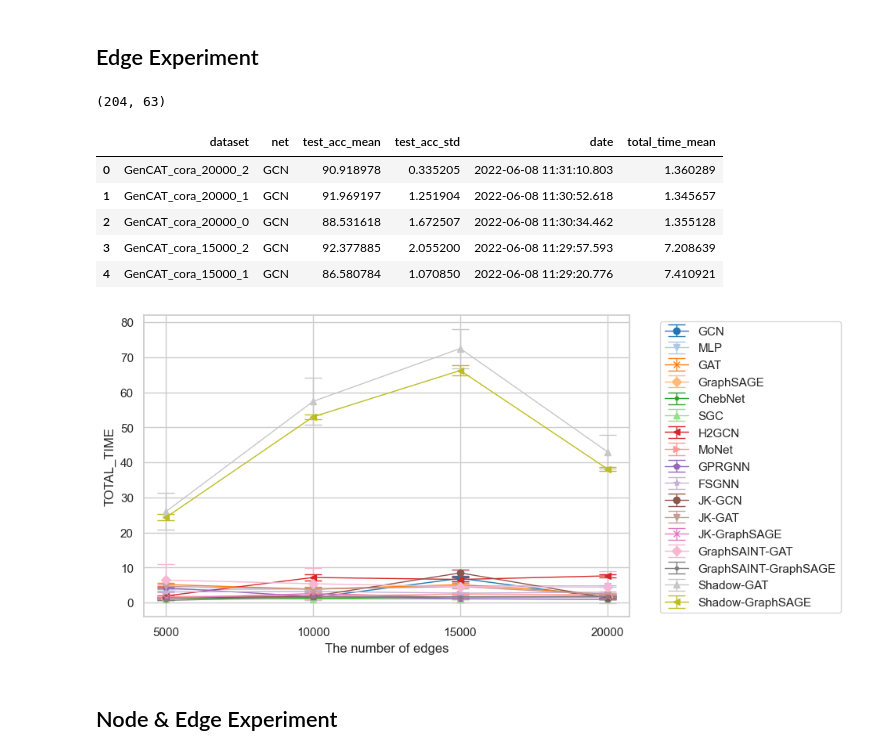
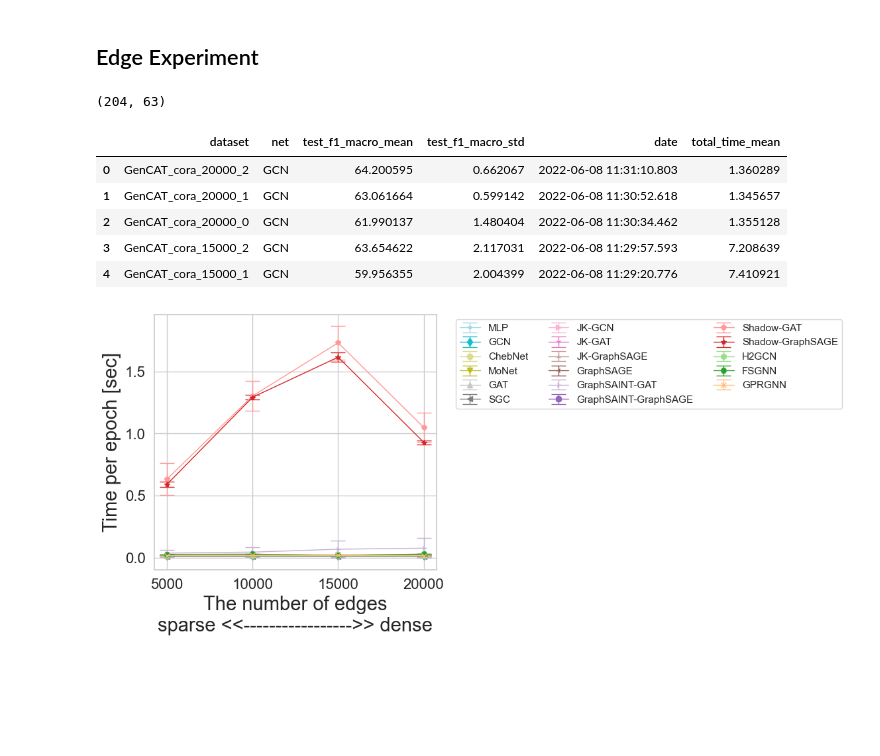
Before and after one commit to seijimaekawa/empirical-study-of-GNNs, a Jupyter notebook: notebooks/final_plots.ipynb, the cells around one changed output. Saved outputs shown, nothing was run; the diff lists cells and outputs as text; code cells hidden in the pictures; blank space fills up the shorter version.

```diff
--- a/notebooks/final_plots.ipynb
+++ b/notebooks/final_plots.ipynb
@@ -20,3 +20,11 @@ import matplotlib.pyplot as plt
 sys.path.append("../")
 
 path_result = "./final_results/"
+
+methods = [
+    "MLP",
+    "GCN", "ChebNet", "MoNet", "GAT", "SGC",
+    "JK-GCN", "JK-GAT", "JK-GraphSAGE",
+    "GraphSAGE", "GraphSAINT-GAT", "GraphSAINT-GraphSAGE", "Shadow-GAT", "Shadow-GraphSAGE",
+    "H2GCN", "FSGNN", "GPRGNN",
+    ]
@@ -234,22 +205,0 @@ df_attribute.head()[["dataset", "net", "test_acc_mean", "test_acc_std", "date"]]
-# %%
-methods = ["GCN", "MLP", "GAT", "GraphSAGE", "ChebNet", "SGC", "H2GCN",
-           "MoNet", "GPRGNN", "FSGNN", "JK-GCN", "JK-GAT", "JK-GraphSAGE",
-           "GraphSAINT-GAT", "GraphSAINT-GraphSAGE", "Shadow-GAT", "Shadow-GraphSAGE"]
-
-base_dataset = "cora"
-metric = "test_f1_macro"
-xlabel = '[1 : $\u03b2$]\nRatio for mixing attribute values with the average\n(random) <<<----------------------->>> (similar to original)'
-ylabel = 'F1-Macro (node classfication)'
-
-x_list = ["rand", 16, 4, 1, 0]
-x_list = [str(x) for x in x_list]
-
-plot_result(
-    df_attribute,
-    methods,
-    x_list,
-    base_dataset,
-    labels=[
-        xlabel,
-        ylabel],
-    metric=metric)
@@ -266,38 +356,32 @@ result_path = f"{path_result}result_{exp}_{split}.csv"
 
 df_scalability_edge = pd.read_csv(result_path)
 print(df_scalability_edge.shape)
-df_scalability_edge.head()[["dataset", "net", "test_acc_mean",
-                            "test_acc_std", "date", "total_time_mean"]]
+df_scalability_edge.head()[["dataset", "net", "test_f1_macro_mean",
+                            "test_f1_macro_std", "date", "total_time_mean"]]
 # %% [output]
 (204, 63)
-|  | dataset | net | test_acc_mean | test_acc_std | date | total_time_mean |
-| 0 | GenCAT_cora_20000_2 | GCN | 90.918978 | 0.335205 | 2022-06-08 11:31:10.803 | 1.360289 |
-| 1 | GenCAT_cora_20000_1 | GCN | 91.969197 | 1.251904 | 2022-06-08 11:30:52.618 | 1.345657 |
-| 2 | GenCAT_cora_20000_0 | GCN | 88.531618 | 1.672507 | 2022-06-08 11:30:34.462 | 1.355128 |
-| 3 | GenCAT_cora_15000_2 | GCN | 92.377885 | 2.055200 | 2022-06-08 11:29:57.593 | 7.208639 |
-| 4 | GenCAT_cora_15000_1 | GCN | 86.580784 | 1.070850 | 2022-06-08 11:29:20.776 | 7.410921 |
+|  | dataset | net | test_f1_macro_mean | test_f1_macro_std | date | total_time_mean |
+| 0 | GenCAT_cora_20000_2 | GCN | 64.200595 | 0.662067 | 2022-06-08 11:31:10.803 | 1.360289 |
+| 1 | GenCAT_cora_20000_1 | GCN | 63.061664 | 0.599142 | 2022-06-08 11:30:52.618 | 1.345657 |
+| 2 | GenCAT_cora_20000_0 | GCN | 61.990137 | 1.480404 | 2022-06-08 11:30:34.462 | 1.355128 |
+| 3 | GenCAT_cora_15000_2 | GCN | 63.654622 | 2.117031 | 2022-06-08 11:29:57.593 | 7.208639 |
+| 4 | GenCAT_cora_15000_1 | GCN | 59.956355 | 2.004399 | 2022-06-08 11:29:20.776 | 7.410921 |
 # %%
-methods = ["GCN", "MLP", "GAT", "GraphSAGE", "ChebNet", "SGC", "H2GCN",
-           "MoNet", "GPRGNN", "FSGNN", "JK-GCN", "JK-GAT", "JK-GraphSAGE",
-           "GraphSAINT-GAT", "GraphSAINT-GraphSAGE", "Shadow-GAT", "Shadow-GraphSAGE"]
 base_dataset = "cora"
-metric = "total_time"
-ylabel = metric.upper()
-xlabel = "The number of edges"
-
+metric = "epoch_time"
+ylabel = 'Time per epoch [sec]'
+xlabel = "The number of edges\nsparse <<----------------->> dense"
 x_list = [5000, 10000, 15000, 20000]
 x_list = [str(x) for x in x_list]
 
 plot_result(
     df_scalability_edge,
     methods,
     x_list,
     base_dataset,
     labels=[
         xlabel,
         ylabel],
     metric=metric)
 # %% [output]
-[figure, old version]
+[figure, new version]
-# %% [markdown]
-## Node & Edge Experiment
```
Also changed, not shown: parts of 29 cells of this notebook.
